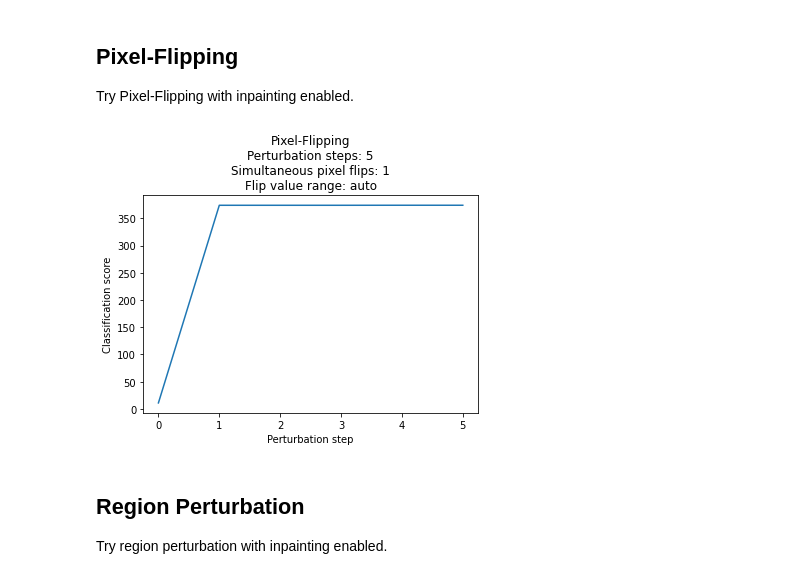
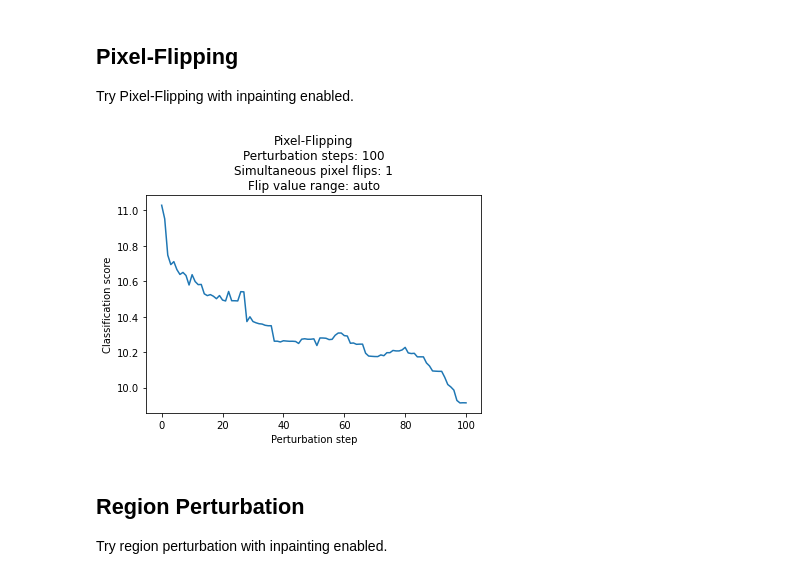
Before and after one commit to rodrigobdz/lrp, a Jupyter notebook: experiments/region-perturbation/1-region-perturbation-poc.ipynb, the cells around one changed output. Cells and saved outputs as stored; diff of their text form; code cells hidden in the pictures.

```diff
--- a/experiments/region-perturbation/1-region-perturbation-poc.ipynb
+++ b/experiments/region-perturbation/1-region-perturbation-poc.ipynb
@@ -73,35 +73,35 @@ Try Pixel-Flipping with inpainting enabled.
 
 # Parameters for cell: X, R, lrp
 from pf.perturbation_modes.constants import PerturbModes
 from pf.pixel_flipping import PixelFlipping
 
-perturbation_steps: int = 5
+perturbation_steps: int = 100
 simultaneous_pixel_flips: int = 1
 
 uniform_pf: PixelFlipping = PixelFlipping(perturbation_steps=perturbation_steps, perturb_mode=PerturbModes.INPAINTING)
 input: torch.Tensor = X.clone().detach()
 
 # Enable reproducibility
 torch.manual_seed(42)
 
 relevance_scores: torch.Tensor = R.clone().detach()
 
 # Function should return the (single-class) classification score for the given input to measure the difference between flips.
 forward_pass: Callable[[torch.Tensor], float] = lambda input: lrp.model.forward(input)[0][483].item()
 
 # Run Pixel-Flipping algorithm
 uniform_pf(input, relevance_scores, forward_pass, simultaneous_pixel_flips=simultaneous_pixel_flips)
 
 # Plot classification scores throughout perturbation steps
 title: str = f'''Pixel-Flipping
 Perturbation steps: {perturbation_steps}
 Simultaneous pixel flips: {simultaneous_pixel_flips}
 Flip value range: auto'''
 xlabel: str = 'Perturbation step'
 ylabel: str = 'Classification score'
 uniform_pf.plot(title=title, xlabel=xlabel, ylabel=ylabel)
 # %% [output]
-[figure, old version]
+[figure, new version]
 # %% [markdown]
 ## Region Perturbation
 
```
Also changed, not shown: 1 other file.
